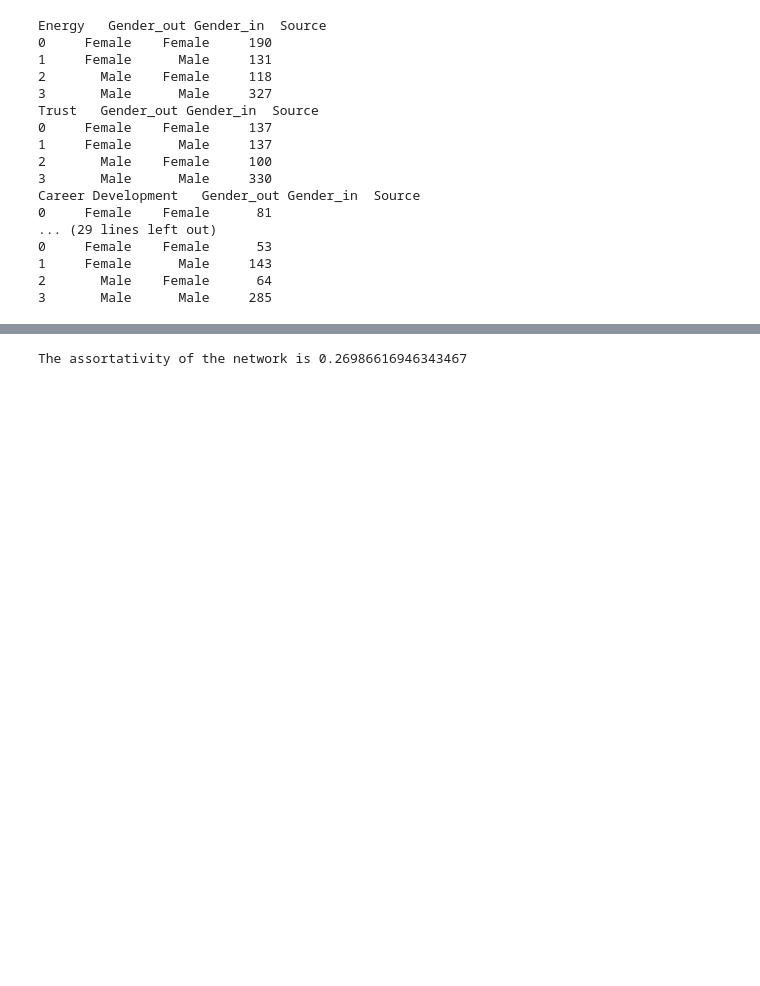
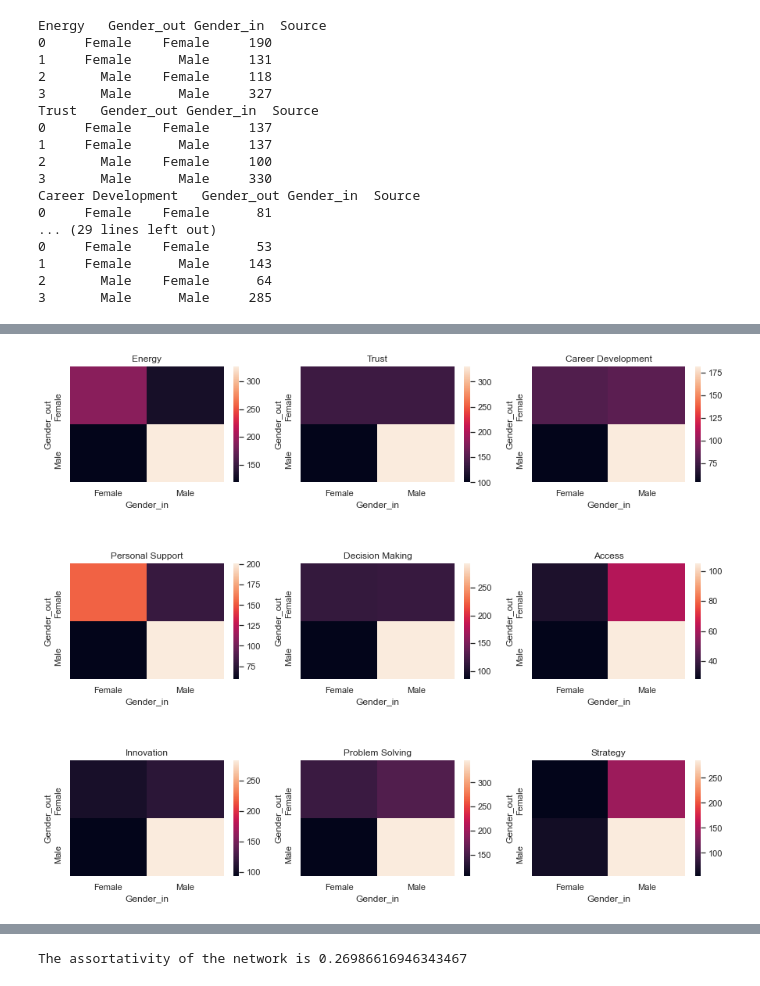
Before and after one commit to feelzoo/assortativity, a Jupyter notebook: Assortativity.ipynb, the cells around one changed output, grey strips where cells are left out. Saved outputs shown, nothing was run; the diff lists cells and outputs as text; code cells hidden in the pictures; blank space fills up the shorter version.

```diff
--- a/Assortativity.ipynb
+++ b/Assortativity.ipynb
@@ -97,8 +105,0 @@ Text(0.5, 1.0, 'Number of in-degrees/person (Normalized)')
-# %%
-#Gender to gender statistics by label
-label = combined['Label'].unique()
-sector_group = []
-for i in range(0,len(label)):
-    sector = combined[combined['Label'] == label[i]]
-    sector_group.append(sector.groupby(['Gender_out','Gender_in']).Source.count().reset_index())
-    b= print('{0}'.format(label[i]),sector_group)
@@ -147,0 +153,90 @@ Career Development   Gender_out Gender_in  Source
+# %%
+#Gender to gender statistics by label
+label = combined['Label'].unique()
+plt.figure(figsize=(15,12))
+
+#Energy
+sector_e = combined[combined['Label'] == 'Energy']
+sector_group_e = sector_e.groupby(['Gender_out','Gender_in']).Source.count().reset_index()
+sector_group_e = sector_group_e.pivot(index='Gender_out',columns = 'Gender_in',values = 'Source')
+plt.subplot(3,3,1)
+sns.heatmap(data=sector_group_e)
+plt.title('Energy')
+
+#Trust
+sector_t = combined[combined['Label'] == 'Trust']
+sector_group_t = sector_t.groupby(['Gender_out','Gender_in']).Source.count().reset_index()
+sector_group_t = sector_group_t.pivot(index='Gender_out',columns = 'Gender_in',values = 'Source')
+plt.subplot(3,3,2)
+sns.heatmap(data=sector_group_t)
+plt.title('Trust')
+
+#Career Development
+sector_c = combined[combined['Label'] == 'Career Development']
+sector_group_c = sector_c.groupby(['Gender_out','Gender_in']).Source.count().reset_index()
+sector_group_c = sector_group_c.pivot(index='Gender_out',columns = 'Gender_in',values = 'Source')
+plt.subplot(3,3,3)
+sns.heatmap(data=sector_group_c)
+plt.title('Career Development')
+
+
+#Personal Support
+sector_p = combined[combined['Label'] == 'Personal Support']
+sector_group_p = sector_p.groupby(['Gender_out','Gender_in']).Source.count().reset_index()
+sector_group_p = sector_group_p.pivot(index='Gender_out',columns = 'Gender_in',values = 'Source')
+plt.subplot(3,3,4)
+sns.heatmap(data=sector_group_p)
+plt.title('Personal Support')
+
+#Decision Making
+sector_d = combined[combined['Label'] == 'Decision Making']
+sector_group_d = sector_d.groupby(['Gender_out','Gender_in']).Source.count().reset_index()
+sector_group_d = sector_group_d.pivot(index='Gender_out',columns = 'Gender_in',values = 'Source')
+plt.subplot(3,3,5)
+sns.heatmap(data=sector_group_d)
+plt.title('Decision Making')
+
+#Access
+sector_a = combined[combined['Label'] == 'Access']
+sector_group_a = sector_a.groupby(['Gender_out','Gender_in']).Source.count().reset_index()
+sector_group_a = sector_group_a.pivot(index='Gender_out',columns = 'Gender_in',values = 'Source')
+plt.subplot(3,3,6)
+sns.heatmap(data=sector_group_a)
+plt.title('Access')
+
+#Innovation
+sector_i = combined[combined['Label'] == 'Innovation']
+sector_group_i = sector_i.groupby(['Gender_out','Gender_in']).Source.count().reset_index()
+sector_group_i = sector_group_i.pivot(index='Gender_out',columns = 'Gender_in',values = 'Source')
+plt.subplot(3,3,7)
+sns.heatmap(data=sector_group_i)
+plt.title('Innovation')
+
+#Problem Solving
+sector_r = combined[combined['Label'] == 'Problem Solving']
+sector_group_r = sector_r.groupby(['Gender_out','Gender_in']).Source.count().reset_index()
+sector_group_r = sector_group_r.pivot(index='Gender_out',columns = 'Gender_in',values = 'Source')
+plt.subplot(3,3,8)
+sns.heatmap(data=sector_group_r)
+plt.title('Problem Solving')
+
+
+#Strategy
+sector_s = combined[combined['Label'] == 'Strategy']
+sector_group_s = sector_s.groupby(['Gender_out','Gender_in']).Source.count().reset_index()
+sector_group_s = sector_group_s.pivot(index='Gender_out',columns = 'Gender_in',values = 'Source')
+plt.subplot(3,3,9)
+sns.heatmap(data=sector_group_s)
+plt.title('Strategy')
+
+plt.subplots_adjust(hspace = .7)
+
+
+
+
+''''for i in range(0,len(label)):
+    sector = combined[combined['Label'] == label[i]]
+    sector_group = sector.groupby(['Gender_out','Gender_in']).Source.count().reset_index()
+    sector_group = sector_group.pivot(index='Gender_out',columns = 'Gender_in',values = 'Source')
+    sns.heatmap(data=sector_group)'''
+# %% [output]
@@ -148,3 +244,4 @@ Career Development   Gender_out Gender_in  Source
+[figure, added]
 # %% [markdown]
 ## 2. Gender Assortativity
 
```
Also changed, not shown: parts of 14 cells of this notebook.
